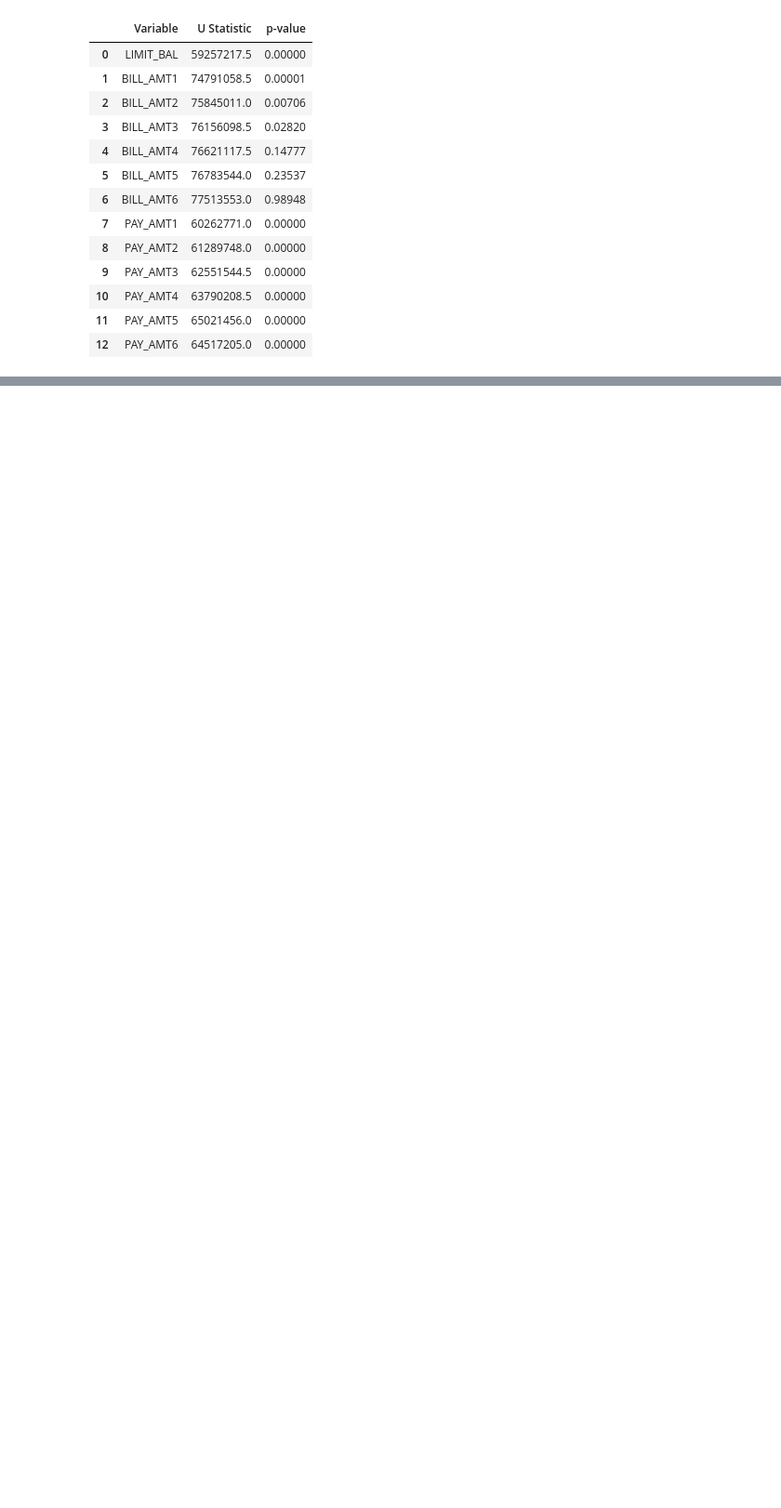
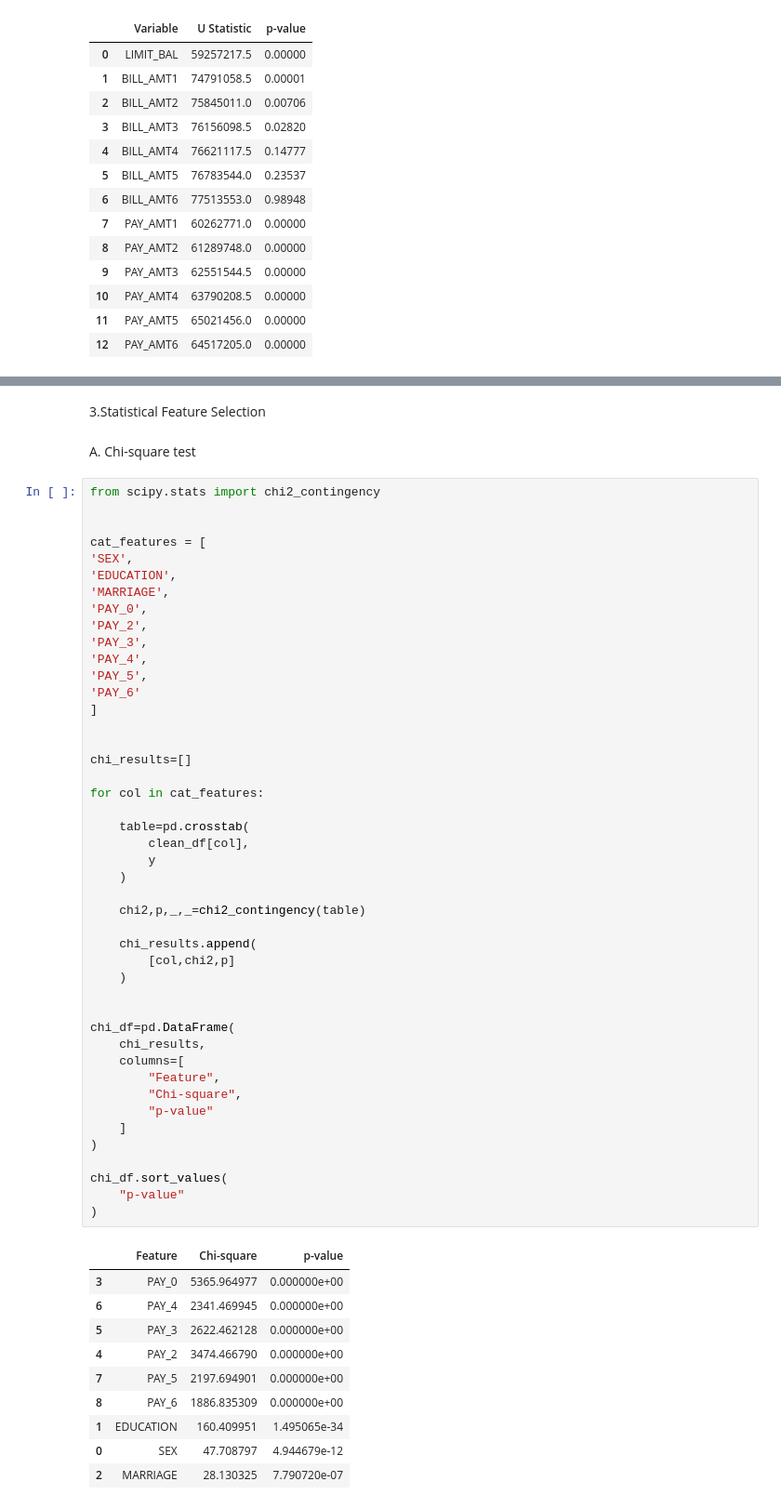
Before and after one commit to riasad30/Thesis, a Jupyter notebook: Untitled0.ipynb, the cells around one changed output, grey strips where cells are left out. Shown at 93% size. Drawn from its saved outputs; the diff is of its cells as text; blank space fills up the shorter version.

Commit message:
feature selection done

```diff
--- a/Untitled0.ipynb
+++ b/Untitled0.ipynb
@@ -1864,0 +1882,60 @@ display(
+# %% [markdown]
+3.Statistical Feature Selection
+# %% [markdown]
+A. Chi-square test
+# %%
+from scipy.stats import chi2_contingency
+
+
+cat_features = [
+'SEX',
+'EDUCATION',
+'MARRIAGE',
+'PAY_0',
+'PAY_2',
+'PAY_3',
+'PAY_4',
+'PAY_5',
+'PAY_6'
+]
+
+
+chi_results=[]
+
+for col in cat_features:
+
+    table=pd.crosstab(
+        clean_df[col],
+        y
+    )
+
+    chi2,p,_,_=chi2_contingency(table)
+
+    chi_results.append(
+        [col,chi2,p]
+    )
+
+
+chi_df=pd.DataFrame(
+    chi_results,
+    columns=[
+        "Feature",
+        "Chi-square",
+        "p-value"
+    ]
+)
+
+chi_df.sort_values(
+    "p-value"
+)
+# %% [output]
+|  | Feature | Chi-square | p-value |
+| 3 | PAY_0 | 5365.964977 | 0.000000e+00 |
+| 6 | PAY_4 | 2341.469945 | 0.000000e+00 |
+| 5 | PAY_3 | 2622.462128 | 0.000000e+00 |
+| 4 | PAY_2 | 3474.466790 | 0.000000e+00 |
+| 7 | PAY_5 | 2197.694901 | 0.000000e+00 |
+| 8 | PAY_6 | 1886.835309 | 0.000000e+00 |
+| 1 | EDUCATION | 160.409951 | 1.495065e-34 |
+| 0 | SEX | 47.708797 | 4.944679e-12 |
+| 2 | MARRIAGE | 28.130325 | 7.790720e-07 |
```
Also changed, not shown: parts of 24 cells of this notebook.
